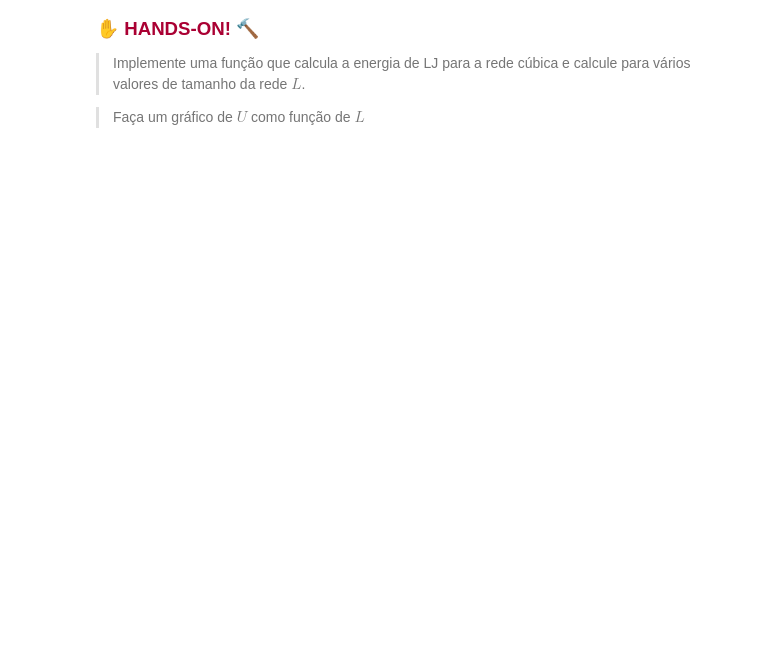
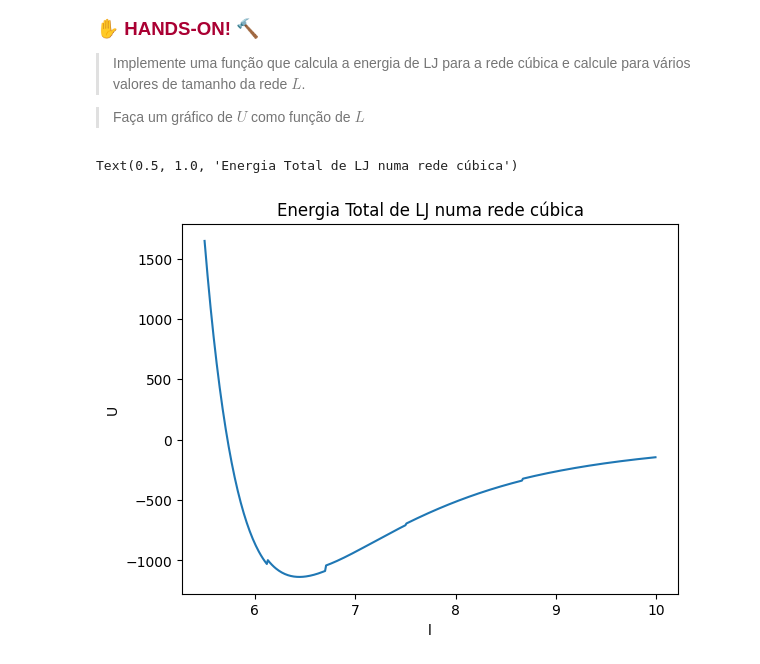
Before and after one commit to elvissoares/EQE595-SimMol, a Jupyter notebook: notebooks/2_Lennard-Jones_Cond_Contorno_Periodica.ipynb, the cells around one changed output. Cells and saved outputs as stored; diff of their text form; code cells hidden in the pictures; blank space fills up the shorter version.

```diff
--- a/notebooks/2_Lennard-Jones_Cond_Contorno_Periodica.ipynb
+++ b/notebooks/2_Lennard-Jones_Cond_Contorno_Periodica.ipynb
@@ -349,15 +488,15 @@ U, a = ...
 # %% [markdown]
 Definindo o número de partículas
 # %%
-Nparticles = 216
+Np = 216
 # %% [markdown]
 Colocando as partículas em posições numa rede cúbica
 # %%
-def rede_cubica(Nparticles, L):
+def rede_cubica(Np, L):
     # array como posições das partículas
-    r = np.zeros((Nparticles,3))
+    r = np.zeros((Np,3))
     # Número de pontos em x e y
-    Nx = Ny = Nz = int(np.ceil(np.power(Nparticles,1/3.0)))
+    Nx = Ny = Nz = int(np.ceil(np.power(Np,1/3.0)))
 
     # Espaçamento entre os átomos
     dx = L/Nx
@@ -369,20 +508,20 @@ def rede_cubica(Nparticles, L):
     for i in range(Nx):
         for j in range(Ny):
             for k in range(Nz):
-                if (id < Nparticles):
+                if (id < Np):
                     r[id][0] = (i+0.5)*dx
                     r[id][1] = (j+0.5)*dy
                     r[id][2] = (k+0.5)*dz
                     id +=1
     return r
 # %%
-r = rede_cubica(Nparticles,L)
+r = rede_cubica(Np,L)
 # %%
-def lennardjones3d(r,epsilon=1.0,sigma=1.0,rcut=2.5):
+def lennardjones3d(r,L,epsilon=1.0,sigma=1.0,rcut=2.5):
     U = 0.0
-    a = np.zeros((Nparticles,3))
-    for i in range(Nparticles):
-        for j in range(i+1,Nparticles):
+    a = np.zeros_like(r)
+    for i in range(r.shape[0]):
+        for j in range(i+1,r.shape[0]):
             rij = r[i]-r[j]
             # aplicando pbc
             rij[0] -= np.rint(rij[0]/L)*L # em x
@@ -418,3 +575,22 @@ U0
 > Implemente uma função que calcula a energia de LJ para a rede cúbica e calcule para vários valores de tamanho da rede $L$.
 
 > Faça um gráfico de $U$ como função de $L$
+# %%
+# array com tamanhos da rede cubica simples
+larray = np.arange(5.5,10.0,0.01)
+# array de energias totais
+Uarray = np.zeros_like(larray)
+
+for i, l in enumerate(larray):
+  r = rede_cubica(Np,l)
+  U, a = lennardjones3d(r,l)
+  Uarray[i] = U
+
+# grafico de U como função de l
+plt.plot(larray,Uarray)
+plt.xlabel('l')
+plt.ylabel('U')
+plt.title('Energia Total de LJ numa rede cúbica')
+# %% [output]
+Text(0.5, 1.0, 'Energia Total de LJ numa rede cúbica')
+[figure, added]
```
Also changed, not shown: parts of 51 cells of this notebook.
